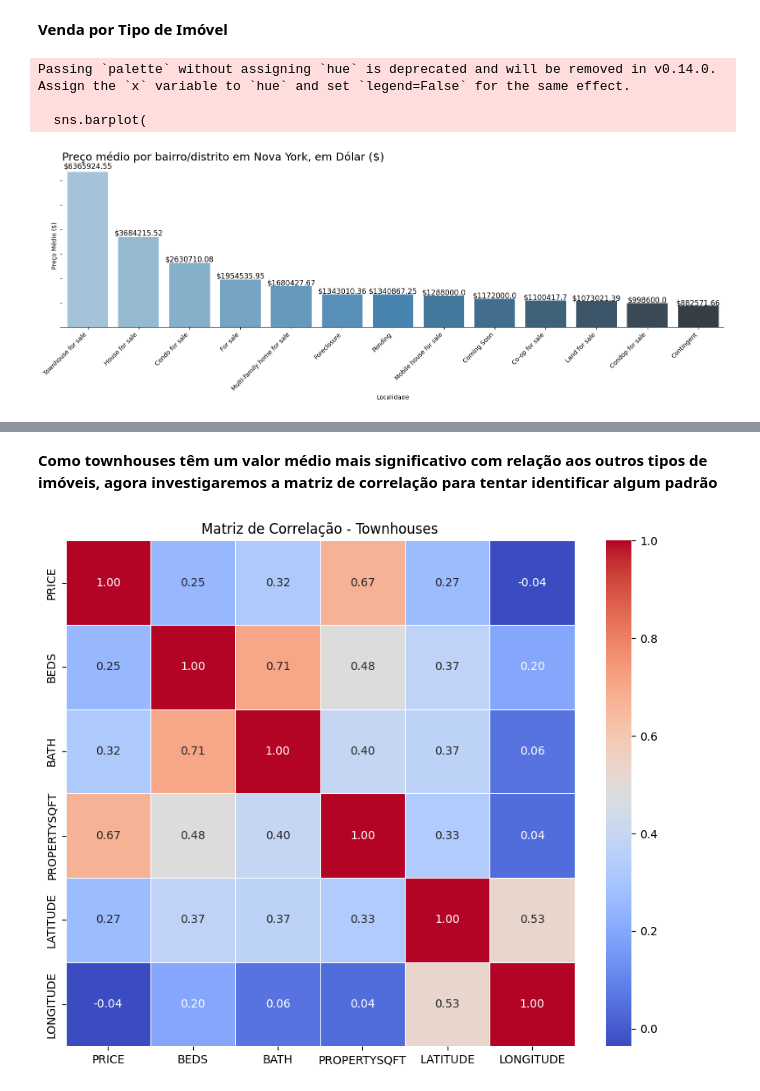
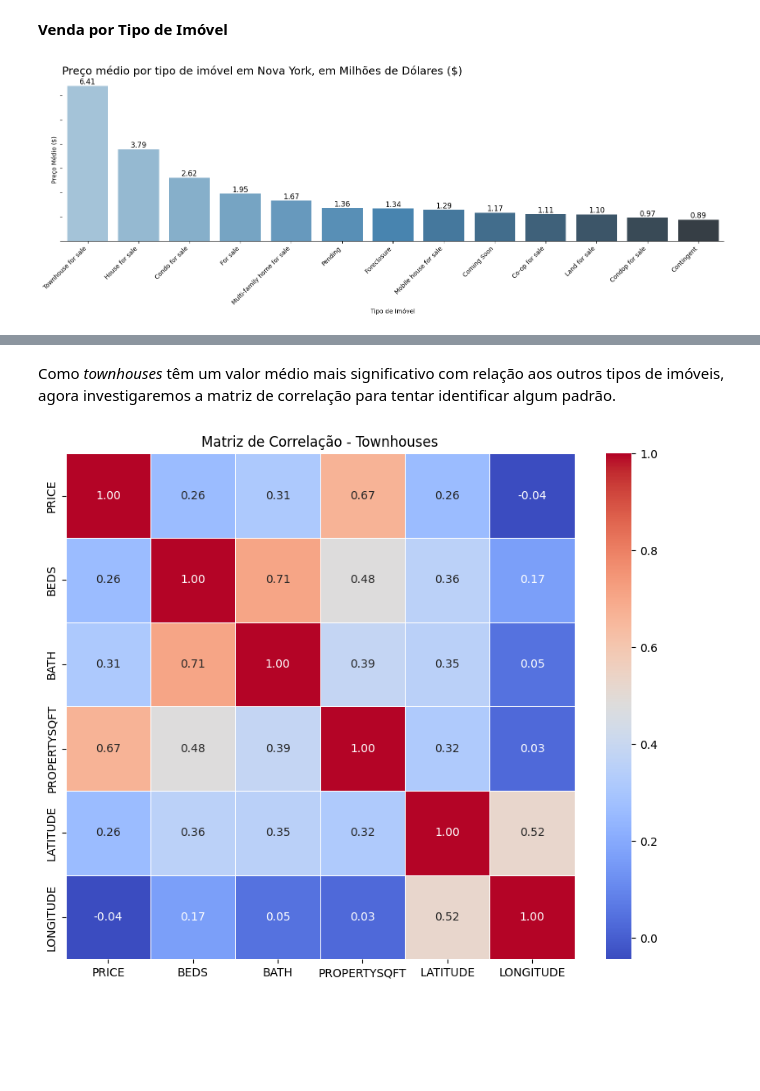
Before and after one commit to RenanYMartins/ADD-Trabalho1, a Jupyter notebook: Analise_Vendas_Automotivas.ipynb, the cells around one changed output, grey strips where cells are left out. Saved outputs shown, nothing was run; the diff lists cells and outputs as text; code cells hidden in the pictures; blank space fills up the shorter version.

```diff
--- a/Analise_Vendas_Automotivas.ipynb
+++ b/Analise_Vendas_Automotivas.ipynb
@@ -254,0 +257,20 @@ O valor máximo em `PROPERTYSQFT` (65535) é o maior valor possível para um _in
+# %%
+types = df_filtered.groupby('TYPE').agg({
+    'PRICE': 'count',
+}).reset_index().rename(columns={'PRICE': 'Quantidade'}).sort_values(by='Quantidade', ascending=False)
+
+ax = types.plot(
+    kind='barh',
+    x='TYPE',
+    y='Quantidade',
+    legend=False
+)
+
+ax.invert_yaxis()
+ax.set_xlim(0, 1600)
+
+for i, (index, row) in enumerate(types.iterrows()):
+    ax.text(row['Quantidade'] + 1, i, str(row['Quantidade']), va='center')
+
+plt.xticks(rotation=45, ha='right')
+plt.show()
@@ -280,7 +323,7 @@ fig.show()
 # %%
 fig, ax = plt.subplots(figsize=(20,12))
 
-preco_medio = df.groupby('SUBLOCALITY')['PRICE'].mean().sort_values(ascending=False)
+preco_medio = df_filtered.groupby('SUBLOCALITY')['PRICE'].mean().sort_values(ascending=False)
 
 preco_medio = preco_medio.reset_index()
 
@@ -289,10 +332,11 @@ sns.barplot(
     y='PRICE',
     data=preco_medio,
     palette='Blues_d',
-    ax=ax
+    ax=ax,
+    hue='SUBLOCALITY'
 )
 
-ax.set_title('Preço médio por bairro/distrito em Nova York, em Dólar ($)', loc='left', fontsize=18)
+ax.set_title('Preço médio por bairro/distrito em Nova York, em Milhões de Dólares ($)', loc='left', fontsize=18)
 ax.set_xlabel('Localidade')
 ax.set_ylabel('Preço Médio ($)')
 ax.spines['right'].set_visible(False)
@@ -304,8 +348,8 @@ ax.grid(False)
 for i in range(preco_medio.shape[0]):
     ax.text(
         i,
-        preco_medio['PRICE'][i] + preco_medio['PRICE'][i]*0.02,
-        f"${round(preco_medio['PRICE'][i], 2)}",
+        preco_medio['PRICE'][i] + preco_medio['PRICE'].max()*.01,
+        f"{preco_medio['PRICE'][i]/1000000:.2f}",
         fontsize=12,
         color='black',
         ha='center'
@@ -341,44 +384,42 @@ imoveis_valorizados.head(10)
 # %%
 fig, ax = plt.subplots(figsize=(16,6))
 
-preco_medio = df.groupby('TYPE')['PRICE'].mean().sort_values(ascending=False)
+preco_medio = df_filtered.groupby('TYPE')['PRICE'].mean().sort_values(ascending=False)
 
 preco_medio = preco_medio.reset_index()
 
 sns.barplot(
     x='TYPE',
     y='PRICE',
     data=preco_medio,
     palette='Blues_d',
-    ax=ax
+    ax=ax,
+    hue='TYPE'
 )
 
-ax.set_title('Preço médio por bairro/distrito em Nova York, em Dólar ($)', loc='left', fontsize=18)
-ax.set_xlabel('Localidade')
+ax.set_title('Preço médio por tipo de imóvel em Nova York, em Milhões de Dólares ($)', loc='left', fontsize=18)
+ax.set_xlabel('Tipo de Imóvel')
 ax.set_ylabel('Preço Médio ($)')
 ax.spines['right'].set_visible(False)
 ax.spines['top'].set_visible(False)
 ax.spines['left'].set_visible(False)
 ax.tick_params(labelleft=False)
 ax.grid(False)
 
 for i in range(preco_medio.shape[0]):
     ax.text(
         i,
-        preco_medio['PRICE'][i] + preco_medio['PRICE'][i]*0.02,
-        f"${round(preco_medio['PRICE'][i], 2)}",
+        preco_medio['PRICE'][i] + preco_medio['PRICE'].max()*.01,
+        f"{preco_medio['PRICE'][i]/1000000:.2f}",
         fontsize=12,
         color='black',
         ha='center'
     )
 
 
 plt.xticks(rotation=45, ha='right')
 plt.tight_layout()
 plt.show()
 # %% [output]
-Passing `palette` without assigning `hue` is deprecated and will be removed in v0.14.0. Assign the `x` variable to `hue` and set `legend=False` for the same effect.
-
-  sns.barplot(
-[figure, old version]
+[figure, new version]
 # %%
@@ -400,5 +441,5 @@ townhouses_por_preco.head(10)
 | 776 | Brokered by Sotheby's Internation... | Townhouse for sale | 25500000 | 5 | 2.373861 | 2184.207862 | 763 Greenwich St | New York, NY 10014 | 763 Greenwich StNew York, NY 10014 | ... |
 | 917 | Brokered by COMPASS | Townhouse for sale | 25000000 | 7 | 2.373861 | 20000.000000 | 11 Hubert St | Manhattan, NY 10013 | 11 Hubert StManhattan, NY 10013 | ... |
 # %% [markdown]
-**Como townhouses têm um valor médio mais significativo com relação aos outros tipos de imóveis, agora investigaremos a matriz de correlação para tentar identificar algum padrão**
+Como _townhouses_ têm um valor médio mais significativo com relação aos outros tipos de imóveis, agora investigaremos a matriz de correlação para tentar identificar algum padrão.
 # %%
```
Also changed, not shown: parts of 9 cells of this notebook.
